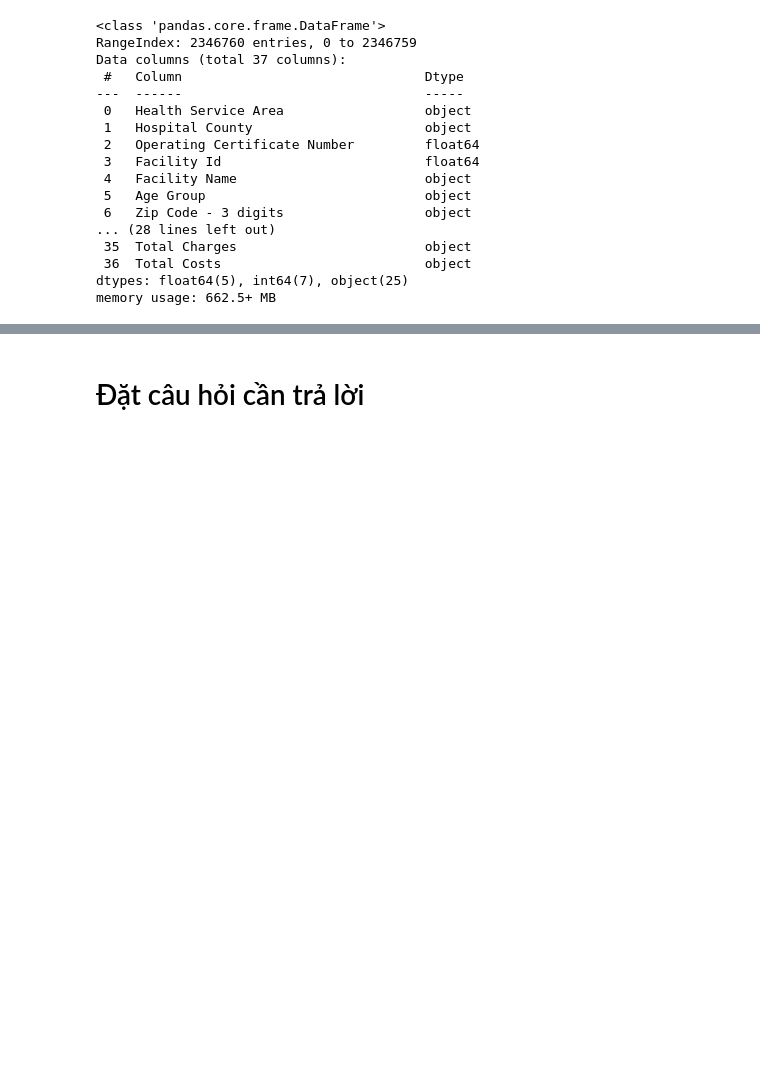
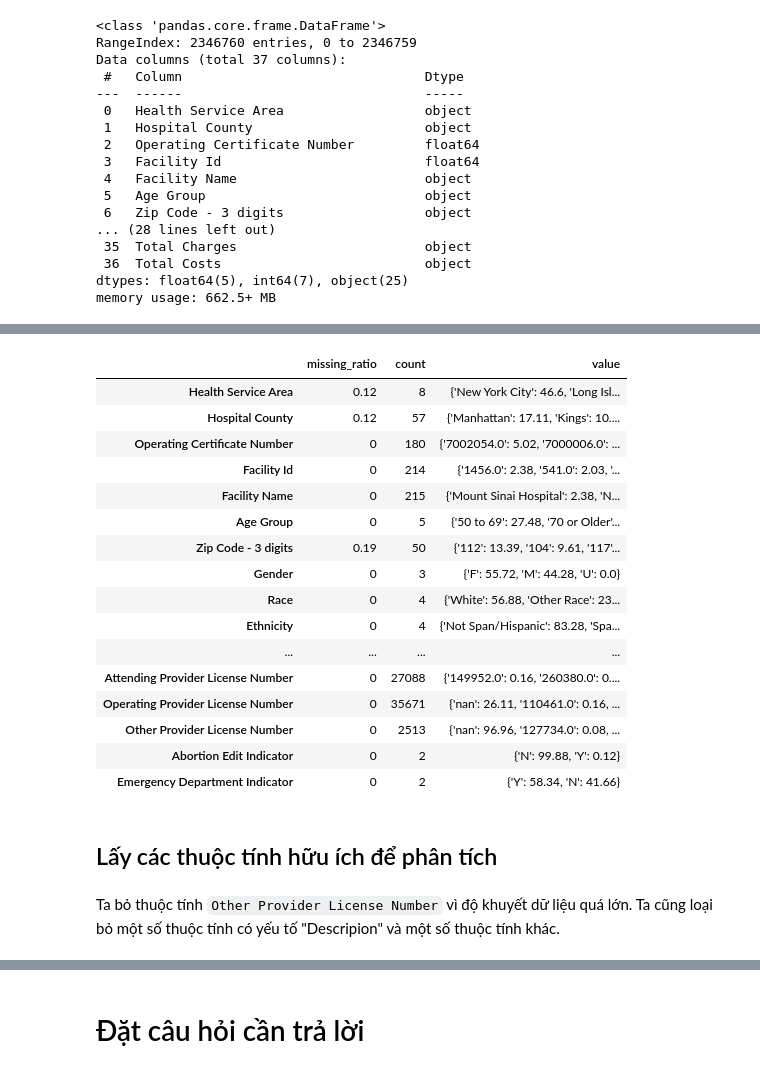
Before and after one commit to viplazylmht/P4DS_final, a Jupyter notebook: P4DS_Final.ipynb, the cells around one changed output, grey strips where cells are left out. Saved outputs shown, nothing was run; the diff lists cells and outputs as text; code cells hidden in the pictures; blank space fills up the shorter version.

```diff
--- a/P4DS_Final.ipynb
+++ b/P4DS_Final.ipynb
@@ -146,0 +224,3 @@ dtype: int64
+# %%
+lof_fixed = df['Length of Stay'].replace('120 +', '120')
+df['Length of Stay'] = lof_fixed.astype('int')
@@ -146,0 +229,5 @@ dtype: int64
+# %%
+cate_list = ['Operating Certificate Number', 'Facility Id', 'CCS Diagnosis Code', 'CCS Procedure Code', 'APR DRG Code', 'APR MDC Code', 'APR Severity of Illness Code', 'Attending Provider License Number', 'Operating Provider License Number', 'Other Provider License Number']
+cate_dict = {col:'str' for col in cate_list}
+
+df = df.astype(cate_dict)
@@ -146,0 +258,11 @@ dtype: int64
+# %%
+nume_feature = df.select_dtypes(exclude='object')
+cate_feature = df.select_dtypes(include='object');
+# %%
+pd.set_option('display.max_colwidth', 200)
+def missing_ratio(df):
+    return round(df.isna().sum() * 100 / len(df), 2)
+def count(df):
+    return df.nunique()
+def value(df):
+    return dict((df.value_counts(normalize=True) * 100).round(2))
@@ -146,0 +281,25 @@ dtype: int64
+# %%
+cate_profile = cate_feature.agg([missing_ratio, count, value])
+cate_profile.T
+# %% [output]
+|  | missing_ratio | count | value |
+| Health Service Area | 0.12 | 8 | {'New York City': 46.6, 'Long Isl... |
+| Hospital County | 0.12 | 57 | {'Manhattan': 17.11, 'Kings': 10.... |
+| Operating Certificate Number | 0 | 180 | {'7002054.0': 5.02, '7000006.0': ... |
+| Facility Id | 0 | 214 | {'1456.0': 2.38, '541.0': 2.03, '... |
+| Facility Name | 0 | 215 | {'Mount Sinai Hospital': 2.38, 'N... |
+| Age Group | 0 | 5 | {'50 to 69': 27.48, '70 or Older'... |
+| Zip Code - 3 digits | 0.19 | 50 | {'112': 13.39, '104': 9.61, '117'... |
+| Gender | 0 | 3 | {'F': 55.72, 'M': 44.28, 'U': 0.0} |
+| Race | 0 | 4 | {'White': 56.88, 'Other Race': 23... |
+| Ethnicity | 0 | 4 | {'Not Span/Hispanic': 83.28, 'Spa... |
+| ... | ... | ... | ... |
+| Attending Provider License Number | 0 | 27088 | {'149952.0': 0.16, '260380.0': 0.... |
+| Operating Provider License Number | 0 | 35671 | {'nan': 26.11, '110461.0': 0.16, ... |
+| Other Provider License Number | 0 | 2513 | {'nan': 96.96, '127734.0': 0.08, ... |
+| Abortion Edit Indicator | 0 | 2 | {'N': 99.88, 'Y': 0.12} |
+| Emergency Department Indicator | 0 | 2 | {'Y': 58.34, 'N': 41.66} |
+# %% [markdown]
+## Lấy các thuộc tính hữu ích để phân tích
+# %% [markdown]
+Ta bỏ thuộc tính `Other Provider License Number` vì độ khuyết dữ liệu quá lớn. Ta cũng loại bỏ một số thuộc tính có yếu tố "Descripion" và một số thuộc tính khác.
```
Also changed, not shown: parts of 59 cells of this notebook, 1 other file.
